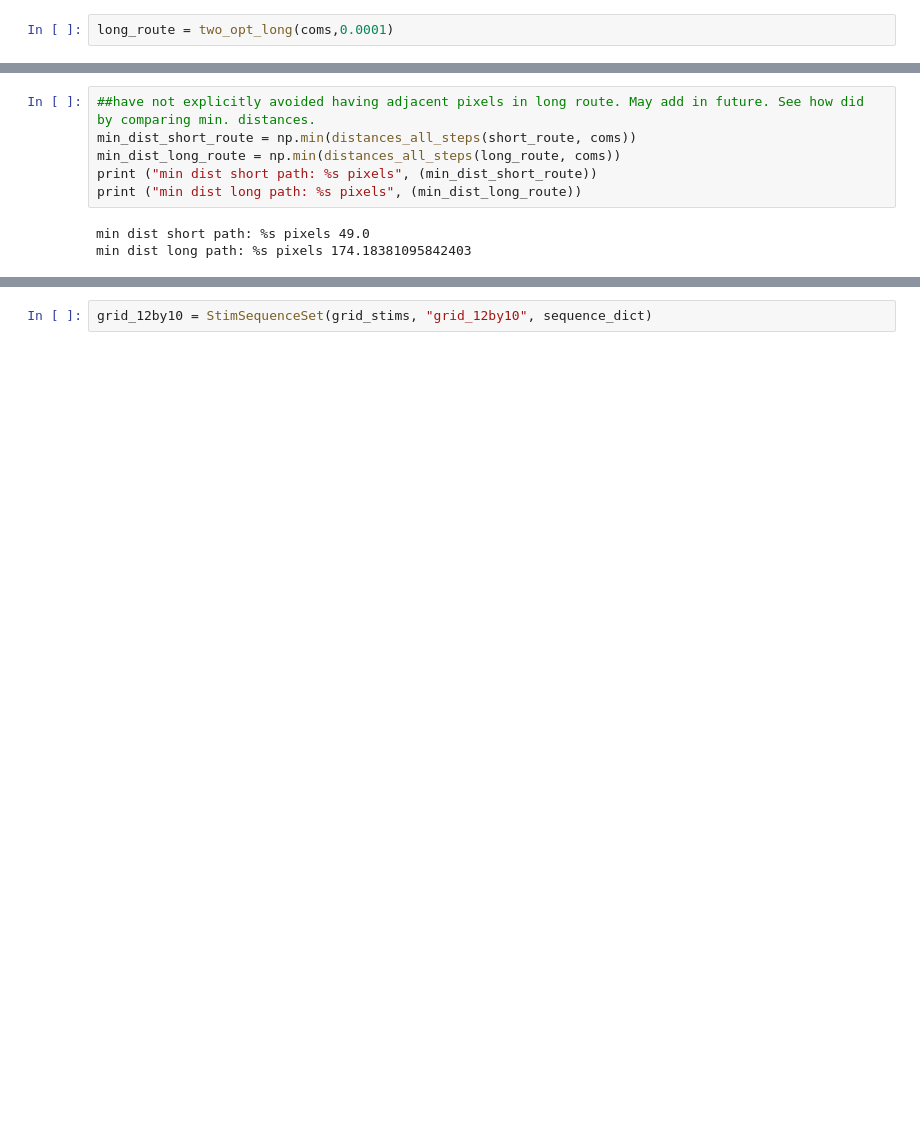
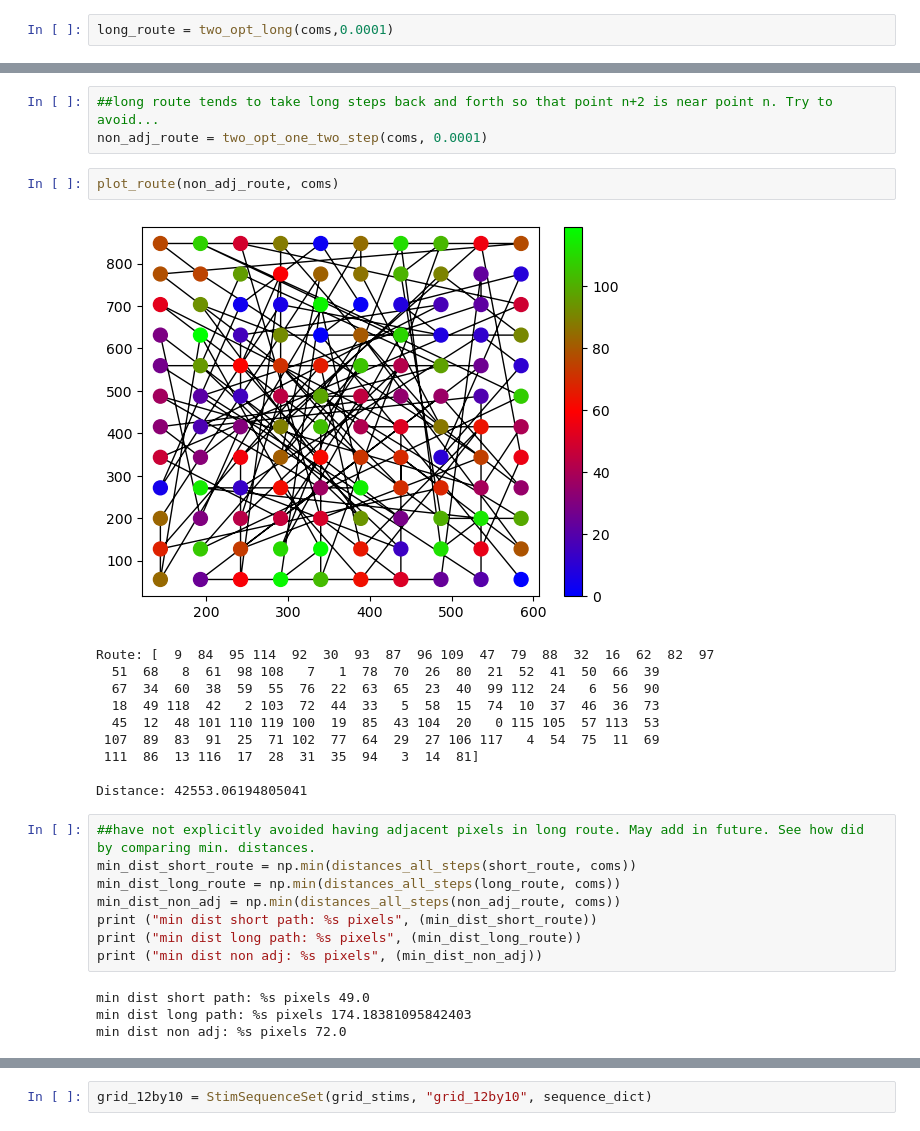
Before and after one commit to travis-open/photostim_generation, a Jupyter notebook: grid_stim_building.ipynb, the cells around one changed output, grey strips where cells are left out. Drawn from its saved outputs; the diff is of its cells as text; blank space fills up the shorter version.

```diff
--- a/grid_stim_building.ipynb
+++ b/grid_stim_building.ipynb
@@ -77,9 +68,28 @@ Distance: 63391.19478178264
+# %%
+##long route tends to take long steps back and forth so that point n+2 is near point n. Try to avoid...
+non_adj_route = two_opt_one_two_step(coms, 0.0001)
+# %%
+plot_route(non_adj_route, coms)
+# %% [output]
+[figure, added]
+Route: [  9  84  95 114  92  30  93  87  96 109  47  79  88  32  16  62  82  97
+  51  68   8  61  98 108   7   1  78  70  26  80  21  52  41  50  66  39
+  67  34  60  38  59  55  76  22  63  65  23  40  99 112  24   6  56  90
+  18  49 118  42   2 103  72  44  33   5  58  15  74  10  37  46  36  73
+  45  12  48 101 110 119 100  19  85  43 104  20   0 115 105  57 113  53
+ 107  89  83  91  25  71 102  77  64  29  27 106 117   4  54  75  11  69
+ 111  86  13 116  17  28  31  35  94   3  14  81]
+
+Distance: 42553.06194805041
 # %%
 ##have not explicitly avoided having adjacent pixels in long route. May add in future. See how did by comparing min. distances.
 min_dist_short_route = np.min(distances_all_steps(short_route, coms))
 min_dist_long_route = np.min(distances_all_steps(long_route, coms))
+min_dist_non_adj = np.min(distances_all_steps(non_adj_route, coms))
 print ("min dist short path: %s pixels", (min_dist_short_route))
 print ("min dist long path: %s pixels", (min_dist_long_route))
+print ("min dist non adj: %s pixels", (min_dist_non_adj))
 # %% [output]
 min dist short path: %s pixels 49.0
 min dist long path: %s pixels 174.18381095842403
+min dist non adj: %s pixels 72.0
```
Also changed, not shown: parts of 27 cells of this notebook, 1 other file.
